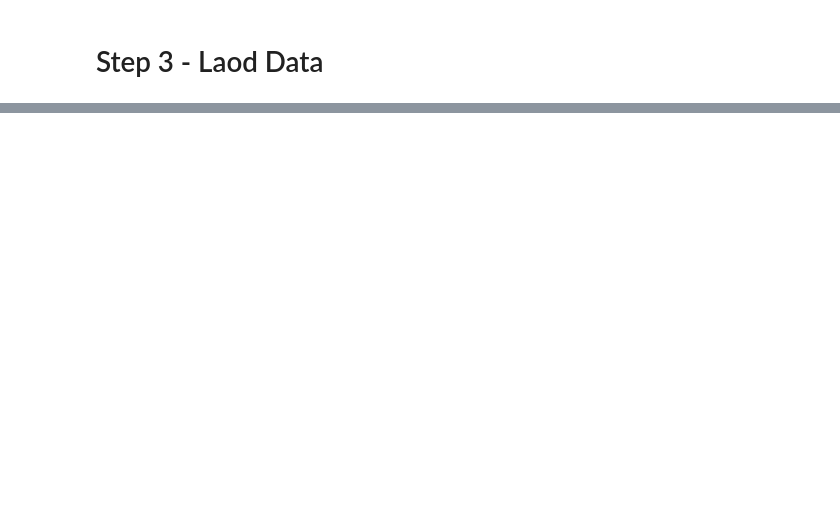
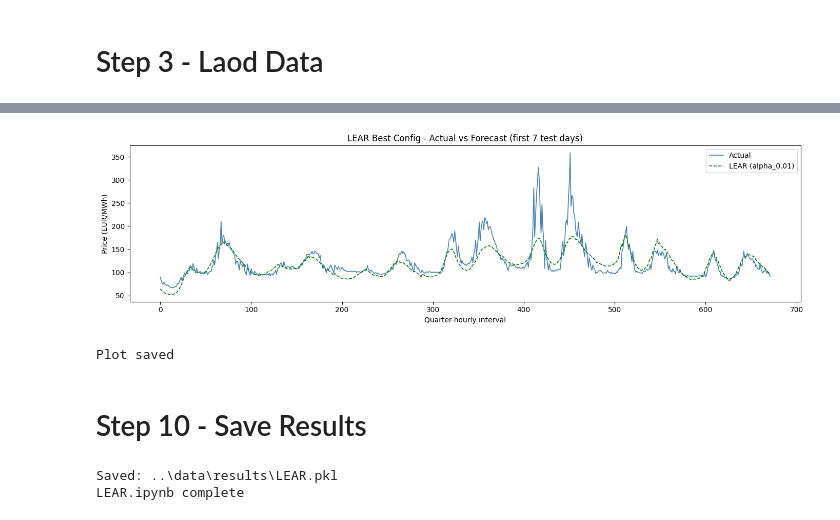
Before and after one commit to Ebtehal-AL/electricity-price-forecasting, a Jupyter notebook: notebooks/LEAR.ipynb, the cells around one changed output, grey strips where cells are left out. Saved outputs shown, nothing was run; the diff lists cells and outputs as text; code cells hidden in the pictures; blank space fills up the shorter version.

```diff
--- a/notebooks/LEAR.ipynb
+++ b/notebooks/LEAR.ipynb
@@ -59,9 +77,11 @@ n_total = len(all_days)     # 144
 X_all = df[features].values   # (13824, 7)
 y_all = df[target].values     # (13824,)
 
+# ground-truth prices for the test period in EUR/MWh
+train_end  = n_train * nintervals
+y_test_orig = y_all[train_end:].reshape(n_test, nintervals)
+
 print(f"X_all : {X_all.shape}")
-print(f"y_all : {y_all.shape}")
-print(f"Train : {n_train} days")
-print(f"Test  : {n_test} days")
+print(f"Train : {n_train} days - Test : {n_test} days  - Total : {n_total} days")
 # %% [output]
 X_all : (13824, 7)
@@ -181,18 +278,8 @@ Plot saved
 # %%
-lear_dict = {
-    "model_name"   : "LEAR",
-    "prediction"   : y_pred_orig,
-    "y_test"       : y_test_orig,
-    "offset"       : offset_y,
-    "scale"        : scale_y,
-    "mae"          : mae,
-    "test_days"    : [str(d) for d in test_days],
-    "pred_windows" : {w: lear_pred_windows[w] * scale_y + offset_y for w in windows},
-}
+best_4w = alpha_results[best_alpha]
 
-with open(output_dir / "LEAR.pkl", "wb") as f:
-    pickle.dump([lear_dict], f)
-
-print(f"Saved: {output_dir / 'LEAR.pkl'}")
-print("LEAR.ipynb complete")
+print("LEAR — Window Scheme Comparison (using {best_alpha})")
+print(f"{'Scheme':<30} {'MAE':>8} {'RMSE':>8}")
+print(f"{'4-window averaging':<30} {best_4w['MAE']:>8.4f} {best_4w['RMSE']:>8.4f}")
+print(f"{'Expanding window':<30} {mae_exp:>8.4f} {rmse_exp:>8.4f}")
 # %% [output]
@@ -200,0 +293,49 @@ LEAR.ipynb complete
+# %%
+best_pred = alpha_preds[best_alpha]
+n_plot    = 7 * nintervals
+
+fig, ax = plt.subplots(figsize=(14, 4))
+ax.plot(y_test_orig.flatten()[:n_plot], label="Actual", linewidth=1.2, color="steelblue")
+ax.plot(best_pred.flatten()[:n_plot], label=f"LEAR ({best_alpha})", linewidth=1.2, color="green", linestyle="--")
+ax.set_title("LEAR Best Config - Actual vs Forecast (first 7 test days)")
+ax.set_xlabel("Quarter-hourly interval")
+ax.set_ylabel("Price (EUR/MWh)")
+ax.legend()
+plt.tight_layout()
+plt.savefig(output_dir / "LEAR_forecast_plot.png", dpi=150, bbox_inches="tight")
+plt.show()
+print("Plot saved")
+# %% [output]
+[figure, added]
+Plot saved
+# %% [markdown]
+# Step 10 - Save Results
+# %%
+best_result = alpha_results[best_alpha]
+
+lear_dict = {
+    # identification
+    "model_name"       : "LEAR",
+    # best configuration — 4-window, best lambda by MAE
+    "best_alpha"       : best_alpha,
+    "best_alpha_val"   : best_alpha_val,
+    "all_alpha_results": alpha_results,
+    "prediction"       : best_pred,       # (n_test, 96) EUR/MWh, 4-window best
+    "mae"              : best_result["MAE"],
+    "rmse"             : best_result["RMSE"],
+    # window scheme comparison (both use best lambda)
+    "pred_expanding"   : pred_expanding,  # (n_test, 96) EUR/MWh
+    "mae_expanding"    : mae_exp,
+    "rmse_expanding"   : rmse_exp,
+    # ground truth and metadata
+    "y_test"           : y_test_orig,     # (n_test, 96) EUR/MWh
+    "test_days"        : [str(d) for d in test_days],
+}
+
+with open(output_dir / "LEAR.pkl", "wb") as f: pickle.dump([lear_dict], f)
+
+print(f"Saved: {output_dir / 'LEAR.pkl'}")
+print("LEAR.ipynb complete")
+# %% [output]
+Saved: ..\data\results\LEAR.pkl
+LEAR.ipynb complete
```
Also changed, not shown: parts of 15 cells of this notebook, 6 other files.
